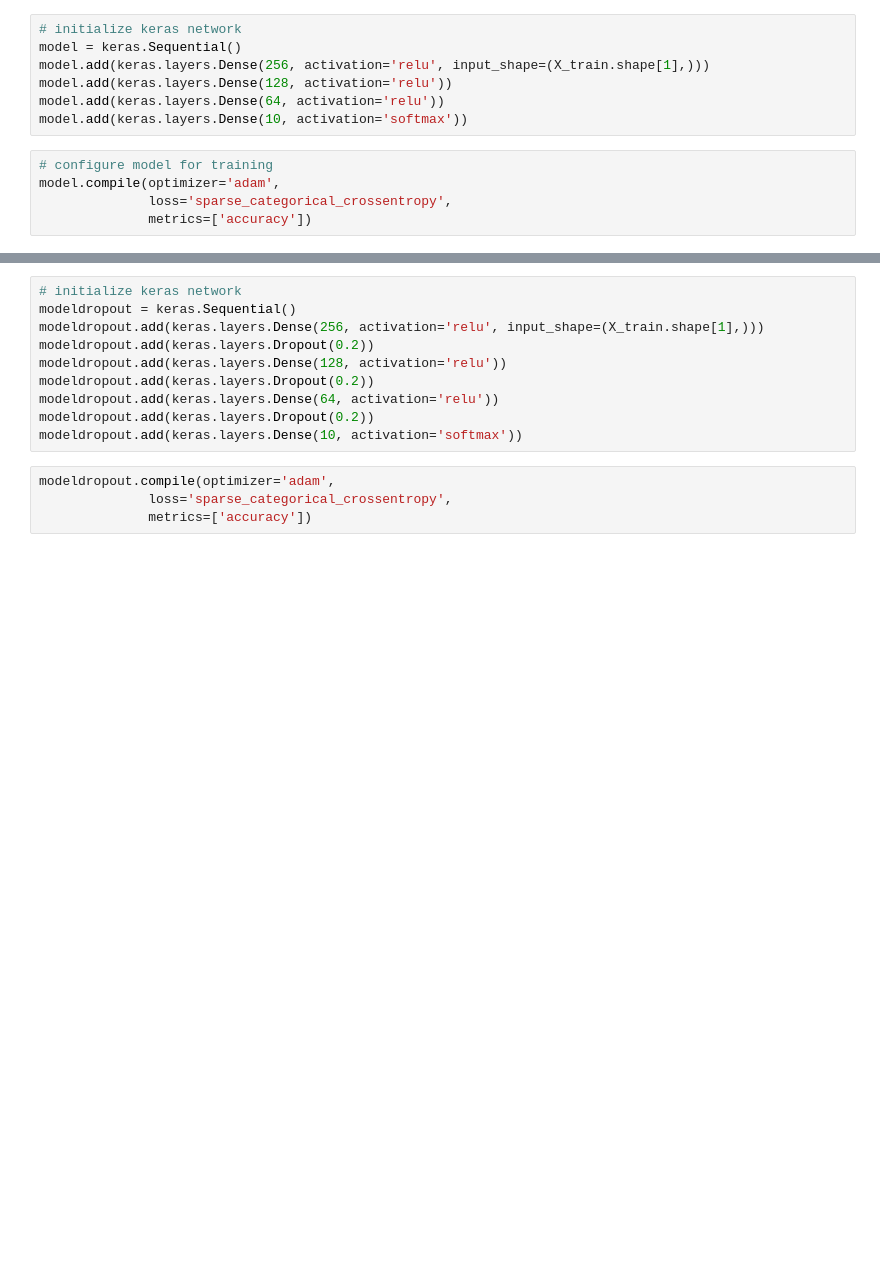
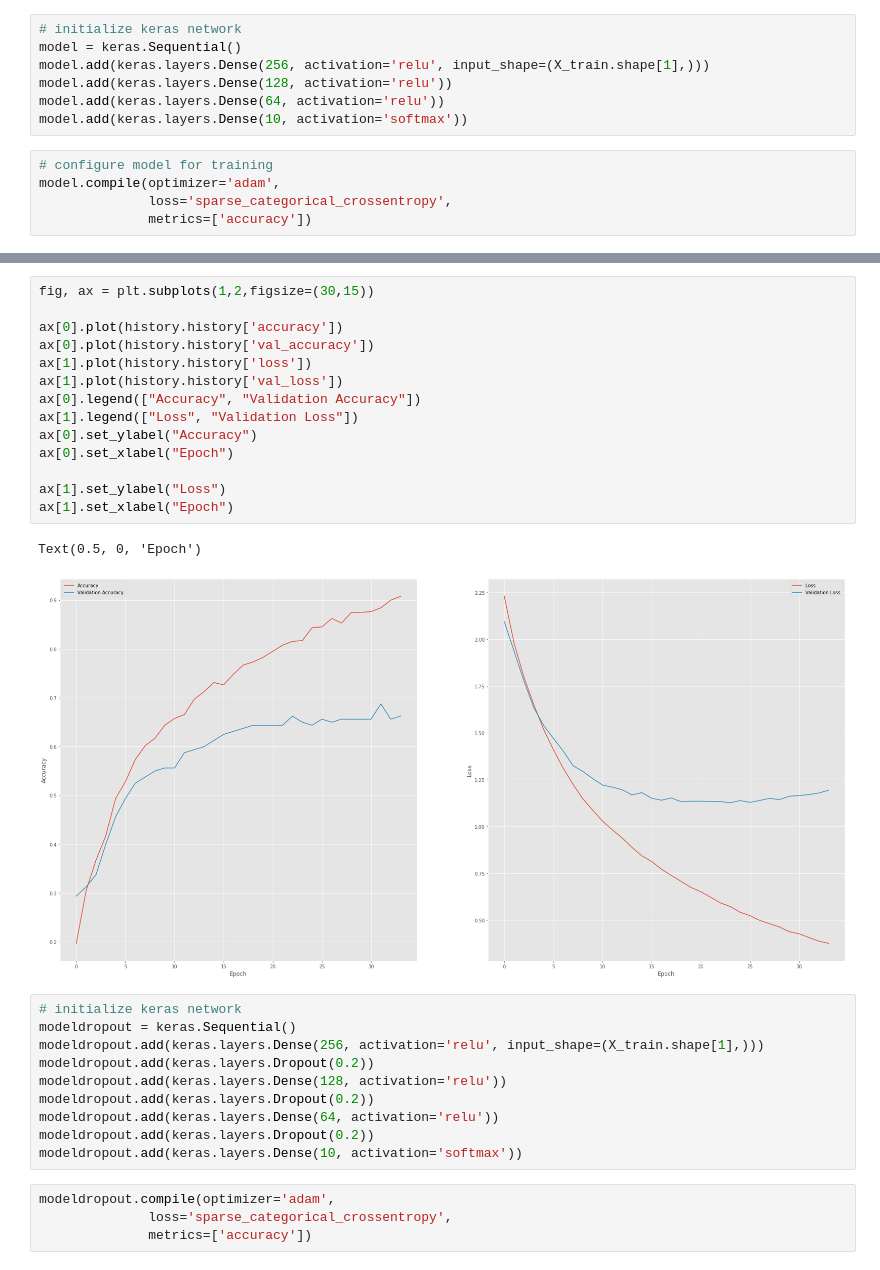
Before and after one commit to givi0519/CSCI-4622-Final-Project, a Jupyter notebook: keras_NN.ipynb, the cells around one changed output, grey strips where cells are left out. Cells and saved outputs as stored; diff of their text form; blank space fills up the shorter version.

```diff
--- a/keras_NN.ipynb
+++ b/keras_NN.ipynb
@@ -110,3 +123,20 @@ test_loss, test_acc  = model.evaluate(X_test, y_test, batch_size=128)
+# %%
+fig, ax = plt.subplots(1,2,figsize=(30,15))
+
+ax[0].plot(history.history['accuracy'])
+ax[0].plot(history.history['val_accuracy'])
+ax[1].plot(history.history['loss'])
+ax[1].plot(history.history['val_loss'])
+ax[0].legend(["Accuracy", "Validation Accuracy"])
+ax[1].legend(["Loss", "Validation Loss"])
+ax[0].set_ylabel("Accuracy")
+ax[0].set_xlabel("Epoch")
+
+ax[1].set_ylabel("Loss")
+ax[1].set_xlabel("Epoch")
+# %% [output]
+Text(0.5, 0, 'Epoch')
+[figure, added]
 # %%
 # initialize keras network
 modeldropout = keras.Sequential()
```
Also changed, not shown: parts of 19 cells of this notebook, 5 other files.
